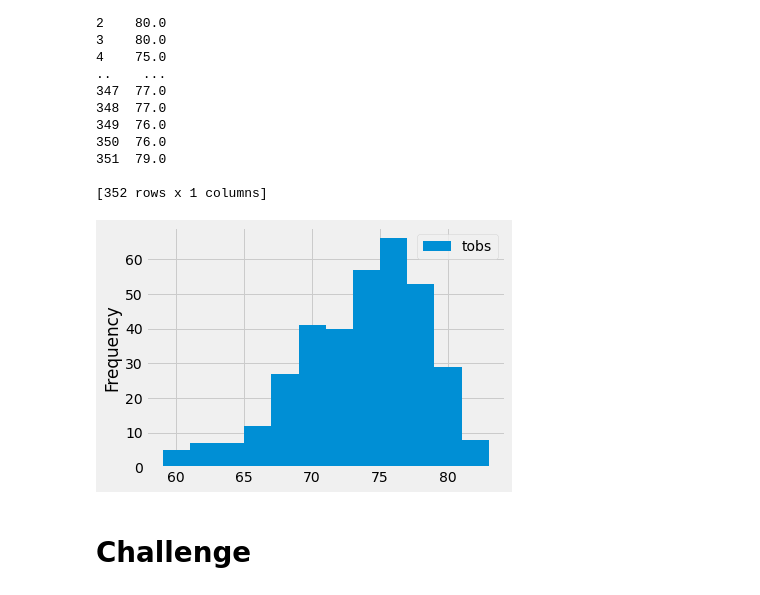
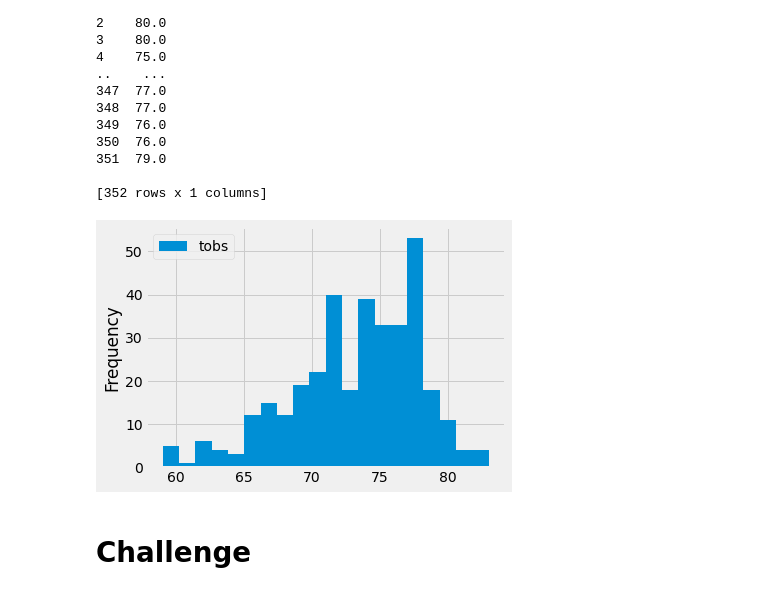
Before and after one commit to brooke-estrada/surfs_up, a Jupyter notebook: climate_analysis.ipynb, the cells around one changed output. Cells and saved outputs as stored; diff of their text form; code cells hidden in the pictures.

```diff
--- a/climate_analysis.ipynb
+++ b/climate_analysis.ipynb
@@ -130,10 +130,10 @@ print(df)
 [352 rows x 1 columns]
 # %%
 # Plot the Temperature Observation Results
-df.plot.hist(bins=12)
+df.plot.hist(bins=20)
 plt.tight_layout()
 # %% [output]
-[figure, old version]
+[figure, new version]
 # %%
 # Write a function called `calc_temps` that will accept start date and end date in the format '%Y-%m-%d'
 # and return the minimum, average, and maximum temperatures for that range of dates
```
Also changed, not shown: 1 other file.
